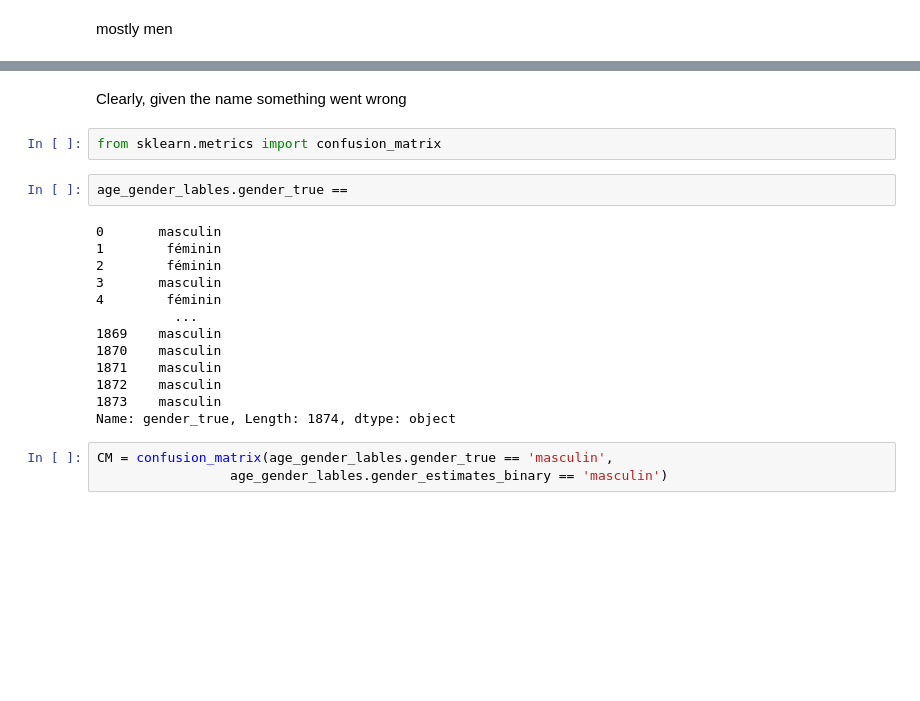
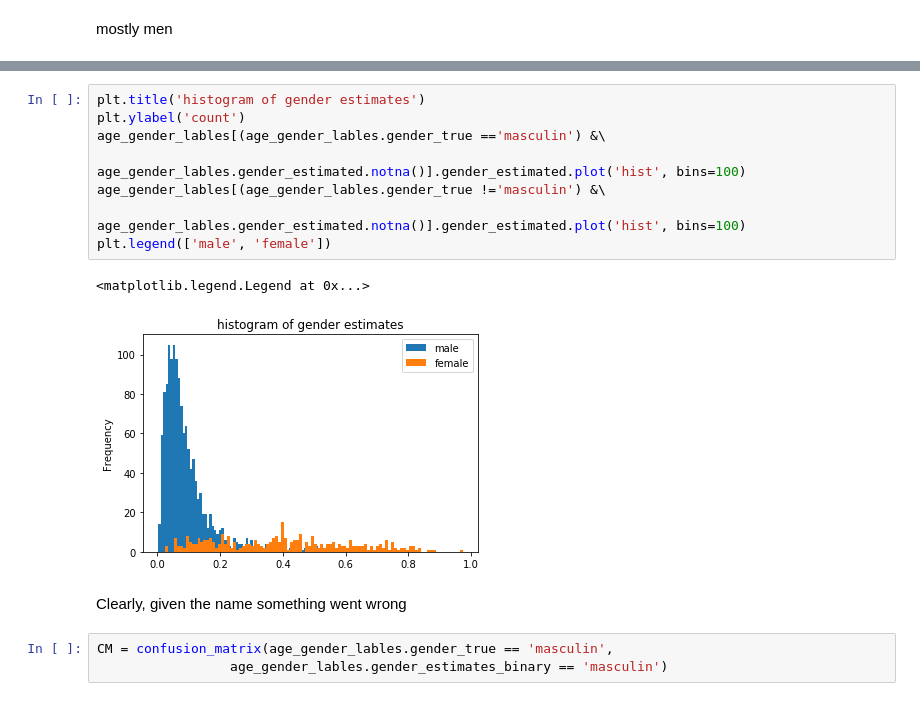
Before and after one commit to liabifano/humans-of-paris-1900, a Jupyter notebook: notebooks/extracting age and gender.ipynb, the cells around one changed output, grey strips where cells are left out. Cells and saved outputs as stored; diff of their text form; blank space fills up the shorter version.

```diff
--- a/notebooks/extracting age and gender.ipynb
+++ b/notebooks/extracting age and gender.ipynb
@@ -257,22 +260,16 @@ sns.distplot(age_gender_lables[age_gender_lables.gender_true!='masculin'].gender
+# %%
+plt.title('histogram of gender estimates')
+plt.ylabel('count')
+age_gender_lables[(age_gender_lables.gender_true =='masculin') &\
+                               age_gender_lables.gender_estimated.notna()].gender_estimated.plot('hist', bins=100)
+age_gender_lables[(age_gender_lables.gender_true !='masculin') &\
+                               age_gender_lables.gender_estimated.notna()].gender_estimated.plot('hist', bins=100)
+plt.legend(['male', 'female'])
+# %% [output]
+<matplotlib.legend.Legend at 0x...>
+[figure, added]
 # %% [markdown]
 Clearly, given the name something went wrong
-# %%
-from sklearn.metrics import confusion_matrix
-# %%
-age_gender_lables.gender_true ==
-# %% [output]
-0       masculin
-1        féminin
-2        féminin
-3       masculin
-4        féminin
-          ...
-1869    masculin
-1870    masculin
-1871    masculin
-1872    masculin
-1873    masculin
-Name: gender_true, Length: 1874, dtype: object
 # %%
 CM = confusion_matrix(age_gender_lables.gender_true == 'masculin',
                  age_gender_lables.gender_estimates_binary == 'masculin')
```
Also changed, not shown: parts of 15 cells of this notebook, 11 other files.
